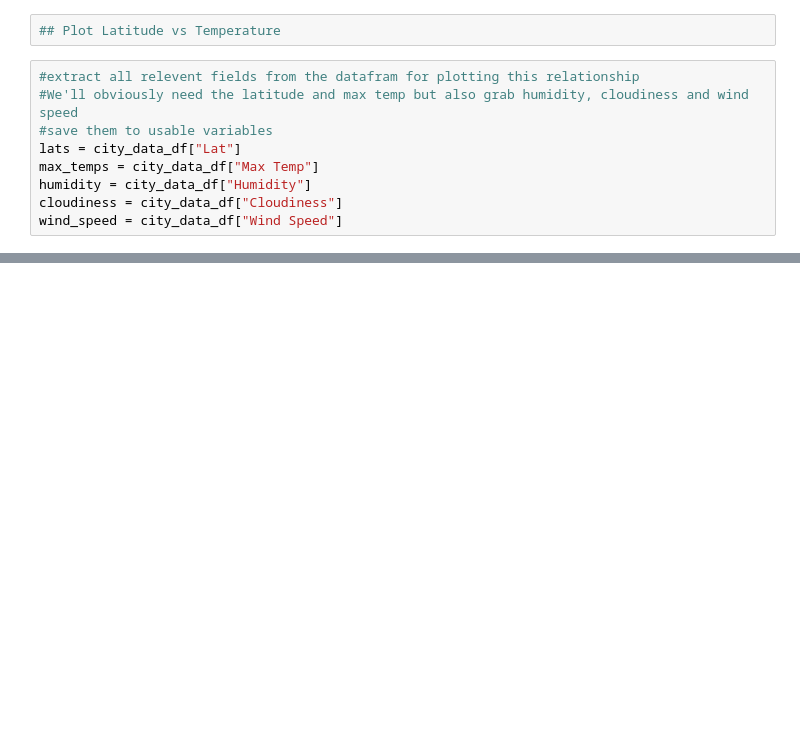
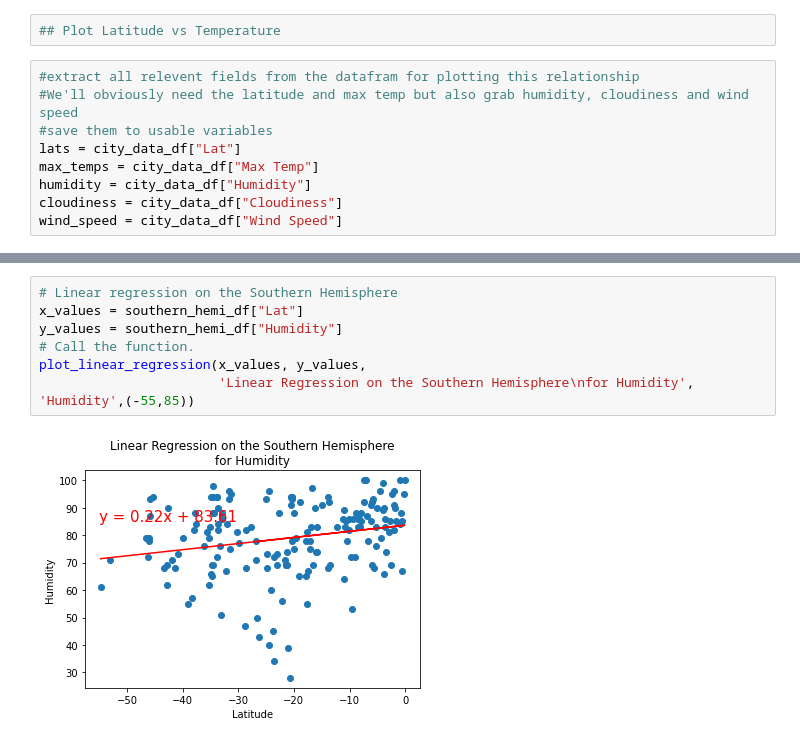
Before and after one commit to EMarksCyr/World_Weather_Analysis, a Jupyter notebook: WeatherPy.ipynb, the cells around one changed output, grey strips where cells are left out. Drawn from its saved outputs; the diff is of its cells as text; blank space fills up the shorter version.

```diff
--- a/WeatherPy.ipynb
+++ b/WeatherPy.ipynb
@@ -364,0 +448,9 @@ plt.show()
+# %%
+# Linear regression on the Southern Hemisphere
+x_values = southern_hemi_df["Lat"]
+y_values = southern_hemi_df["Humidity"]
+# Call the function.
+plot_linear_regression(x_values, y_values,
+                       'Linear Regression on the Southern Hemisphere\nfor Humidity', 'Humidity',(-55,85))
+# %% [output]
+[figure, added]
```
Also changed, not shown: parts of 27 cells of this notebook, 6 other files.
